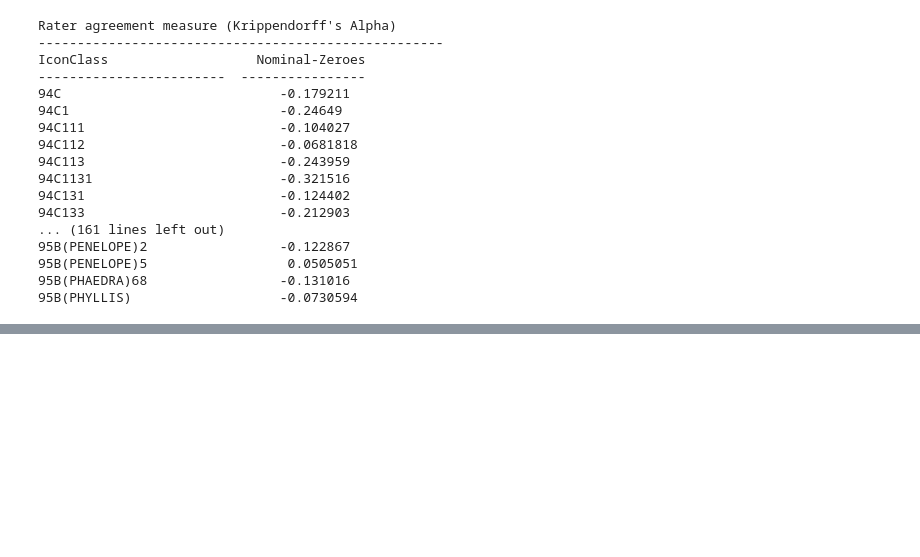
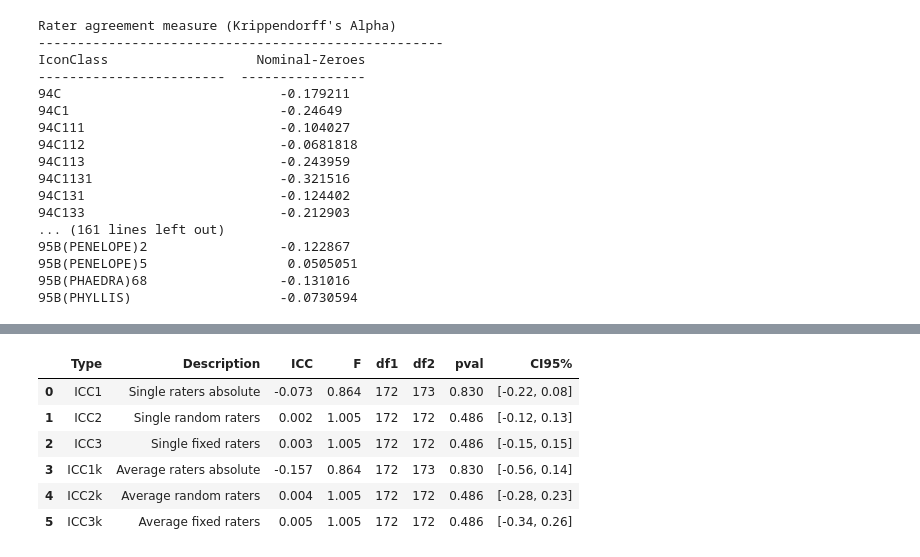
Before and after one commit to unil-ish/Hertziana_IconClass_Public, a Jupyter notebook: analytics/bhmpi_senti_iconclass.ipynb, the cells around one changed output, grey strips where cells are left out. Cells and saved outputs as stored; diff of their text form; code cells hidden in the pictures; blank space fills up the shorter version.

```diff
--- a/analytics/bhmpi_senti_iconclass.ipynb
+++ b/analytics/bhmpi_senti_iconclass.ipynb
@@ -719,0 +858,11 @@ IconClass                   Nominal-Zeroes
+# %%
+icc = pg.intraclass_corr(data=df, targets='ID', raters='Rater', ratings='sensitivity').round(3)
+icc
+# %% [output]
+|  | Type | Description | ICC | F | df1 | df2 | pval | CI95% |
+| 0 | ICC1 | Single raters absolute | -0.073 | 0.864 | 172 | 173 | 0.830 | [-0.22, 0.08] |
+| 1 | ICC2 | Single random raters | 0.002 | 1.005 | 172 | 172 | 0.486 | [-0.12, 0.13] |
+| 2 | ICC3 | Single fixed raters | 0.003 | 1.005 | 172 | 172 | 0.486 | [-0.15, 0.15] |
+| 3 | ICC1k | Average raters absolute | -0.157 | 0.864 | 172 | 173 | 0.830 | [-0.56, 0.14] |
+| 4 | ICC2k | Average random raters | 0.004 | 1.005 | 172 | 172 | 0.486 | [-0.28, 0.23] |
+| 5 | ICC3k | Average fixed raters | 0.005 | 1.005 | 172 | 172 | 0.486 | [-0.34, 0.26] |
```
Also changed, not shown: parts of 18 cells of this notebook, 8 other files.
